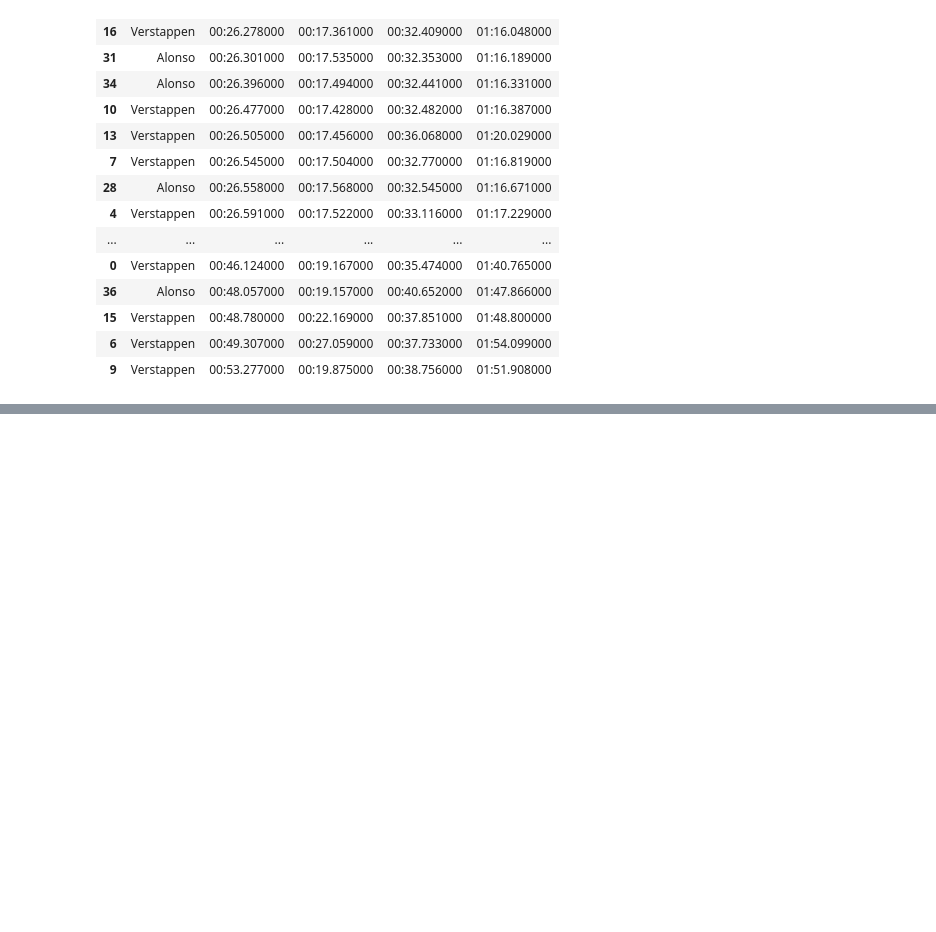
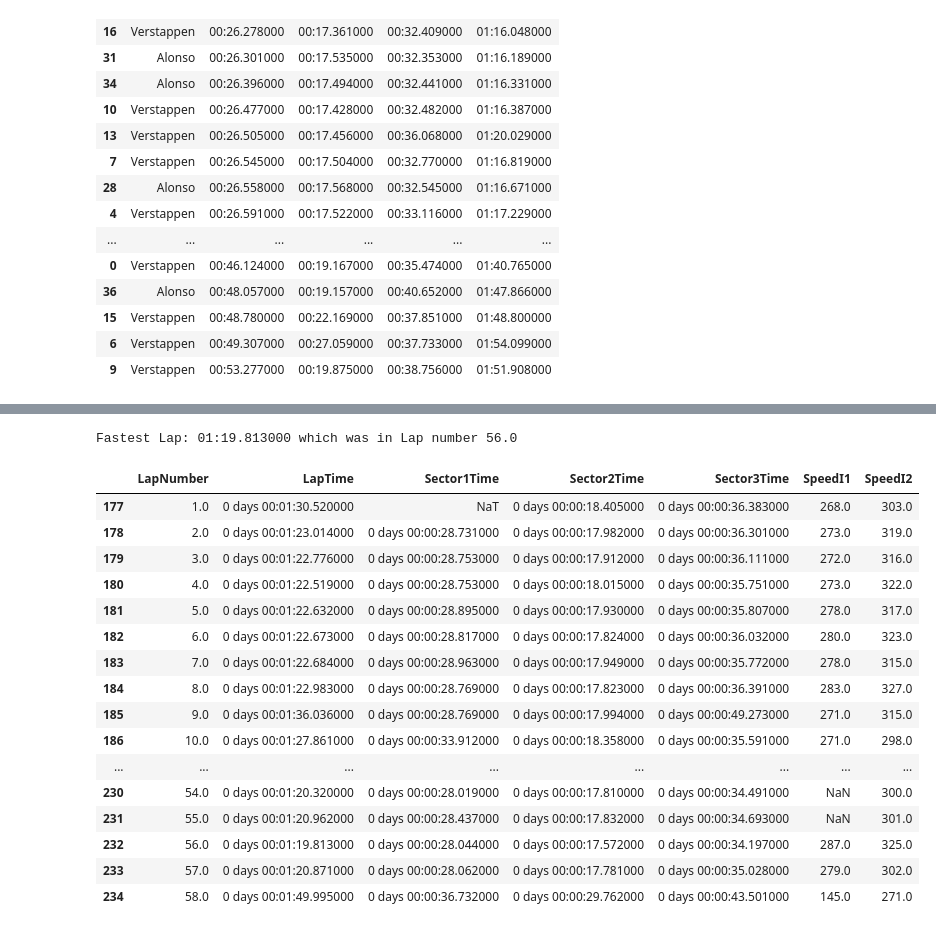
Before and after one commit to SohamDesai1/F1-data-analysis, a Jupyter notebook: 2024 season/australian_gp.ipynb, the cells around one changed output, grey strips where cells are left out. Saved outputs shown, nothing was run; the diff lists cells and outputs as text; code cells hidden in the pictures; blank space fills up the shorter version.

```diff
--- a/2024 season/australian_gp.ipynb
+++ b/2024 season/australian_gp.ipynb
@@ -292,0 +396,28 @@ all_drivers_sectors.sort_values(by=["Sector1Time","Sector2Time","Sector3Time"],a
+# %%
+leclerc_race = race.laps.pick_driver("LEC")
+fastest_lap_lec_race = leclerc_race.pick_fastest().LapTime
+lec_race_lap_time = leclerc_race['LapTime']
+lec_race_sec1 = leclerc_race['Sector1Time']
+lec_race_sec2 = leclerc_race['Sector2Time']
+lec_race_sec3 = leclerc_race['Sector3Time']
+print("Fastest Lap:",convert_to_normal(fastest_lap_lec_race),"which was in Lap number",leclerc_race.pick_fastest().LapNumber)
+leclerc_race.loc[:,["LapNumber","LapTime","Sector1Time","Sector2Time","Sector3Time","SpeedI1","SpeedI2"]]
+# %% [output]
+Fastest Lap: 01:19.813000 which was in Lap number 56.0
+|  | LapNumber | LapTime | Sector1Time | Sector2Time | Sector3Time | SpeedI1 | SpeedI2 |
+| 177 | 1.0 | 0 days 00:01:30.520000 | NaT | 0 days 00:00:18.405000 | 0 days 00:00:36.383000 | 268.0 | 303.0 |
+| 178 | 2.0 | 0 days 00:01:23.014000 | 0 days 00:00:28.731000 | 0 days 00:00:17.982000 | 0 days 00:00:36.301000 | 273.0 | 319.0 |
+| 179 | 3.0 | 0 days 00:01:22.776000 | 0 days 00:00:28.753000 | 0 days 00:00:17.912000 | 0 days 00:00:36.111000 | 272.0 | 316.0 |
+| 180 | 4.0 | 0 days 00:01:22.519000 | 0 days 00:00:28.753000 | 0 days 00:00:18.015000 | 0 days 00:00:35.751000 | 273.0 | 322.0 |
+| 181 | 5.0 | 0 days 00:01:22.632000 | 0 days 00:00:28.895000 | 0 days 00:00:17.930000 | 0 days 00:00:35.807000 | 278.0 | 317.0 |
+| 182 | 6.0 | 0 days 00:01:22.673000 | 0 days 00:00:28.817000 | 0 days 00:00:17.824000 | 0 days 00:00:36.032000 | 280.0 | 323.0 |
+| 183 | 7.0 | 0 days 00:01:22.684000 | 0 days 00:00:28.963000 | 0 days 00:00:17.949000 | 0 days 00:00:35.772000 | 278.0 | 315.0 |
+| 184 | 8.0 | 0 days 00:01:22.983000 | 0 days 00:00:28.769000 | 0 days 00:00:17.823000 | 0 days 00:00:36.391000 | 283.0 | 327.0 |
+| 185 | 9.0 | 0 days 00:01:36.036000 | 0 days 00:00:28.769000 | 0 days 00:00:17.994000 | 0 days 00:00:49.273000 | 271.0 | 315.0 |
+| 186 | 10.0 | 0 days 00:01:27.861000 | 0 days 00:00:33.912000 | 0 days 00:00:18.358000 | 0 days 00:00:35.591000 | 271.0 | 298.0 |
+| ... | ... | ... | ... | ... | ... | ... | ... |
+| 230 | 54.0 | 0 days 00:01:20.320000 | 0 days 00:00:28.019000 | 0 days 00:00:17.810000 | 0 days 00:00:34.491000 | NaN | 300.0 |
+| 231 | 55.0 | 0 days 00:01:20.962000 | 0 days 00:00:28.437000 | 0 days 00:00:17.832000 | 0 days 00:00:34.693000 | NaN | 301.0 |
+| 232 | 56.0 | 0 days 00:01:19.813000 | 0 days 00:00:28.044000 | 0 days 00:00:17.572000 | 0 days 00:00:34.197000 | 287.0 | 325.0 |
+| 233 | 57.0 | 0 days 00:01:20.871000 | 0 days 00:00:28.062000 | 0 days 00:00:17.781000 | 0 days 00:00:35.028000 | 279.0 | 302.0 |
+| 234 | 58.0 | 0 days 00:01:49.995000 | 0 days 00:00:36.732000 | 0 days 00:00:29.762000 | 0 days 00:00:43.501000 | 145.0 | 271.0 |
```
Also changed, not shown: parts of 11 cells of this notebook.
